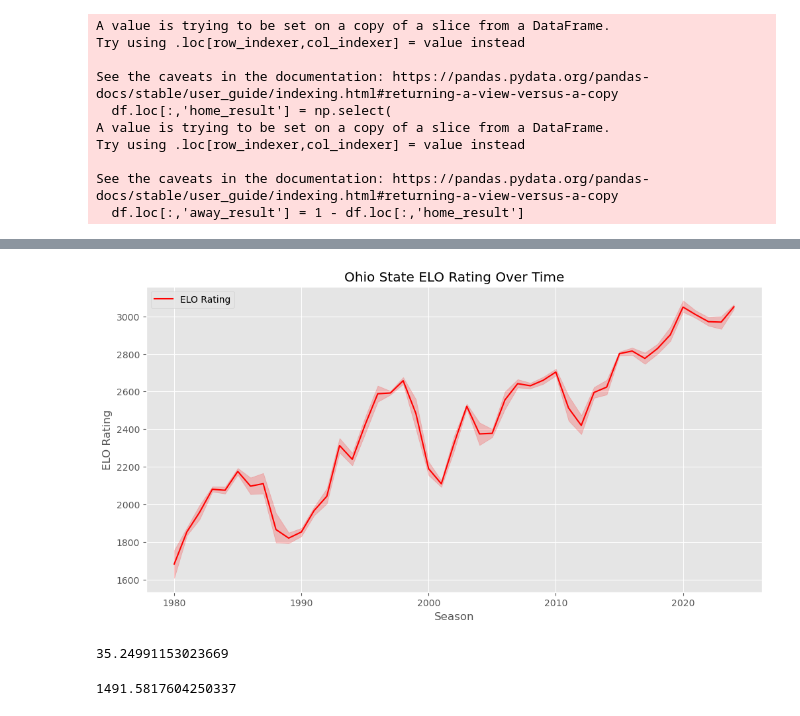
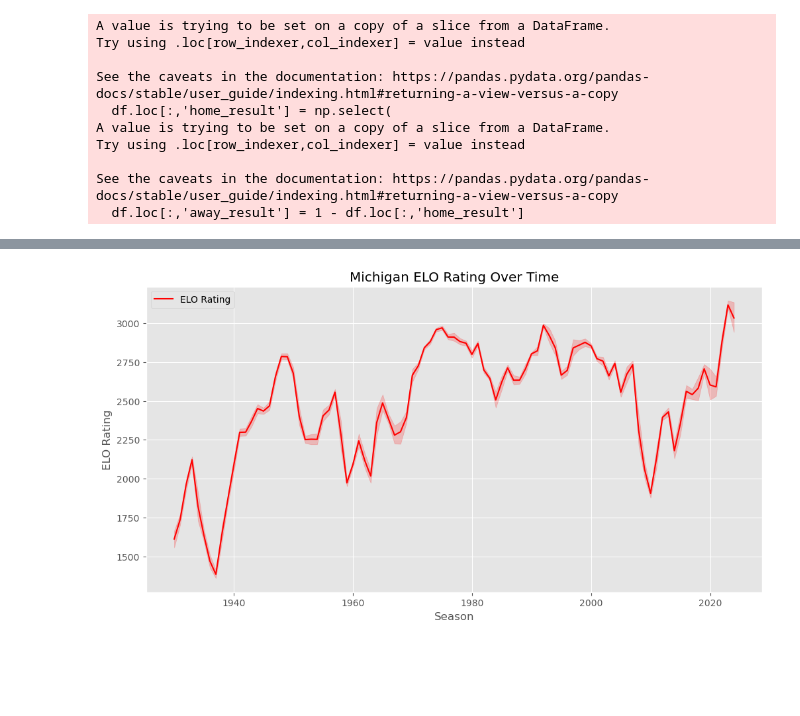
Before and after one commit to lneuendorf/4th-down-models, a Jupyter notebook: notebooks/elo.ipynb, the cells around one changed output, grey strips where cells are left out. Drawn from its saved outputs; the diff is of its cells as text; code cells hidden in the pictures; blank space fills up the shorter version.

Commit message:
created elo metric for teams of all conferences going back to 1930

```diff
--- a/notebooks/elo.ipynb
+++ b/notebooks/elo.ipynb
@@ -18,6 +26,7 @@ with open("../config.json") as f:
     )
 # %%
 YEARS = range(1930, 2025)
+DATA_DIR = "../data"
 # %%
 def convert_to_snake_case(cols):
     cols_new = []
@@ -166,51 +347,48 @@ See the caveats in the documentation: https://pandas.pydata.org/pandas-docs/stab
 # %%
-HFA = 30
-K = 200
-DIVISOR = 400
+HFA = 100
+K = 100
+DIVISOR = 800
 
-# Initialize dictionaries to cache the latest ELO ratings for each team
-home_elo_cache = {}
-away_elo_cache = {}
+elo_cache = {}
 
 elo_initial = {
     'fbs': 1500.0,
     'fcs': 1300.0,
     'ii': 1000.0,
-    'iii': 700.0
+    'iii': 800.0
 }
 
 df = df.copy()
 df['home_elo'] = df['home_classification'].apply(lambda x: elo_initial[x])
+df['away_elo'] = df['away_classification'].apply(lambda x: elo_initial[x])
+
 df['home_elo_post'] = df['home_elo']
-df['away_elo'] = df['away_classification'].apply(lambda x: elo_initial[x])
 df['away_elo_post'] = df['away_elo']
 
 for season in tqdm(df.season.unique()):
     df_season = df.query("season == @season")
+
     for week in sorted(df_season.week.unique()):
         df_week = df_season.query("week == @week").copy()
 
-        # Update the ELO ratings from the cache
-        df_week['home_elo'] = df_week['home_id'].map(home_elo_cache).fillna(df_week['home_elo'])
-        df_week['away_elo'] = df_week['away_id'].map(away_elo_cache).fillna(df_week['away_elo'])
+        df_week['home_elo'] = df_week['home_id'].map(elo_cache).fillna(df_week['home_elo'])
+        df_week['away_elo'] = df_week['away_id'].map(elo_cache).fillna(df_week['away_elo'])
 
         df_week['home_elo_post'] = (
             df_week['home_elo'] +
-            K * np.log(np.abs(df_week['home_points'] - df_week['away_points']) + 1) / 2 # Margin of victory adjustment
+            K * np.log(np.abs(df_week['home_points'] - df_week['away_points']) + 1) / 2  # Margin of victory adjustment
             * (df_week['home_result'] - 1 / (1 + 10 ** ((df_week['away_elo'] - HFA - df_week['home_elo']) / DIVISOR)))
         )
         df_week['away_elo_post'] = (
             df_week['away_elo'] +
-            K * np.log(np.abs(df_week['away_points'] - df_week['home_points']) + 1) / 2 # Margin of victory adjustment
+            K * np.log(np.abs(df_week['away_points'] - df_week['home_points']) + 1) / 2  # Margin of victory adjustment
             * (df_week['away_result'] - 1 / (1 + 10 ** ((df_week['home_elo'] + HFA - df_week['away_elo']) / DIVISOR)))
         )
 
-        # Update the main dataframe with the new ELO ratings
         df.loc[df_week.index, 'home_elo'] = df_week['home_elo'].astype(float)
         df.loc[df_week.index, 'away_elo'] = df_week['away_elo'].astype(float)
         df.loc[df_week.index, 'home_elo_post'] = df_week['home_elo_post'].astype(float)
         df.loc[df_week.index, 'away_elo_post'] = df_week['away_elo_post'].astype(float)
 
-        # Update the ELO ratings for the next week in the cache
-        home_elo_cache.update(df_week.set_index('home_id')['home_elo_post'].to_dict())
-        away_elo_cache.update(df_week.set_index('away_id')['away_elo_post'].to_dict())
+        elo_cache.update(df_week.set_index('home_id')['home_elo_post'].to_dict())
+        elo_cache.update(df_week.set_index('away_id')['away_elo_post'].to_dict())
@@ -425,29 +395,18 @@ df.query("season == 2024").sort_values('away_elo_post', ascending=False).head(20
 # %%
-import matplotlib.pyplot as plt
-import seaborn as sns
-
-team = "Ohio State"
+team = "Michigan"
 
 df_wisconsin = df.query("home_team == @team | away_team == @team").copy()
 df_wisconsin.loc[:, 'elo'] = df_wisconsin['home_elo'].where(df_wisconsin['home_team'] == team, df_wisconsin['away_elo'])
 df_wisconsin.loc[:, 'elo_post'] = df_wisconsin['home_elo_post'].where(df_wisconsin['home_team'] == team, df_wisconsin['away_elo_post'])
 plt.style.use('ggplot')
 
 plt.figure(figsize=(12, 6))
 sns.lineplot(data=df_wisconsin, x='season', y='elo_post', label='ELO Rating', color='red')
 plt.title(f"{team} ELO Rating Over Time")
 plt.xlabel("Season")
 plt.ylabel("ELO Rating")
 plt.legend()
 
 plt.show()
 # %% [output]
-[figure, old version]
+[figure, new version]
-# %%
-28 * 10 ** ((1500 - 1400) / 1000)
-# %% [output]
-35.24991153023669
-# %%
-1500 + 10 * np.log(28+1) * (28 - 35) / 28
-# %% [output]
-1491.5817604250337
```
Also changed, not shown: parts of 20 cells of this notebook.
